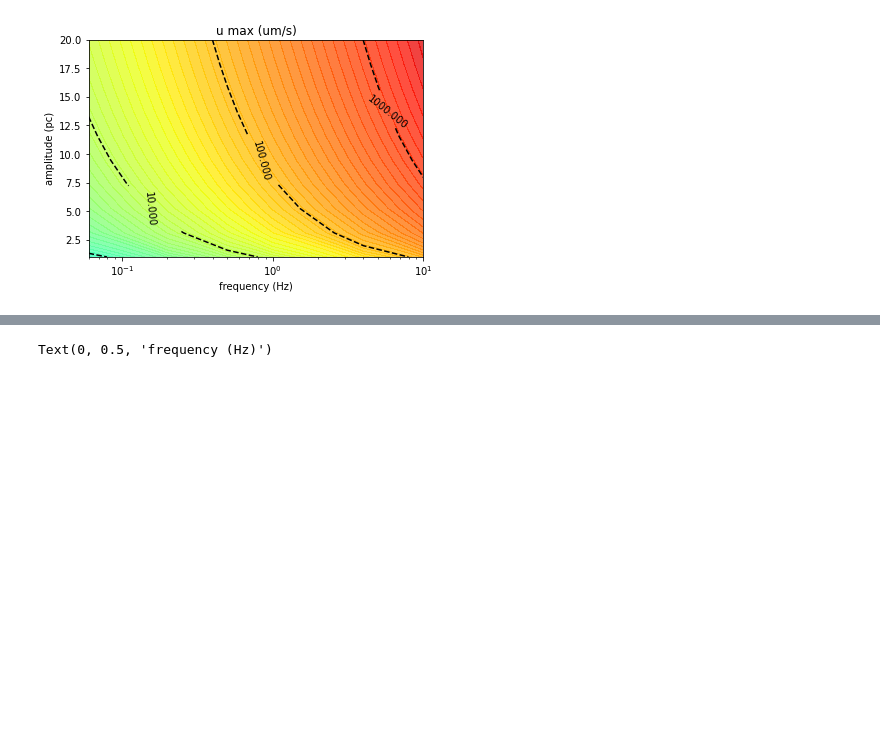
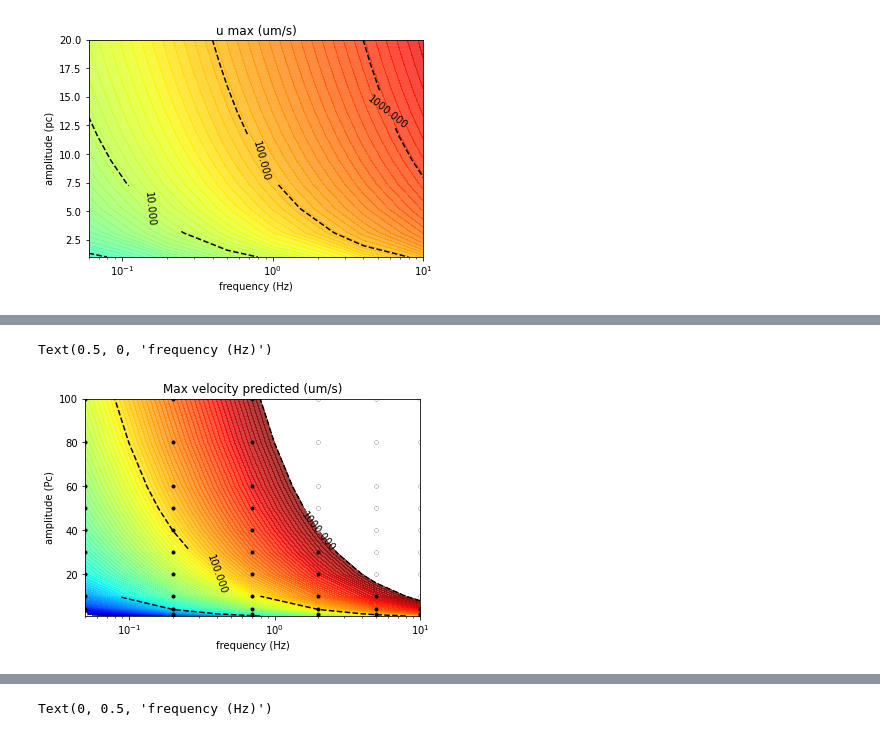
Before and after one commit to MiroK/sleep, a Jupyter notebook: sleep/notebooks/One vessel non linear model.ipynb, the cells around one changed output, grey strips where cells are left out. Drawn from its saved outputs; the diff is of its cells as text; code cells hidden in the pictures; blank space fills up the shorter version.

```diff
--- a/sleep/notebooks/One vessel non linear model.ipynb
+++ b/sleep/notebooks/One vessel non linear model.ipynb
@@ -451,0 +450,6 @@ wait
+# %%
+f=3/1000
+
+tend=3/f
+dt=1/f/8
+tend/dt
@@ -451,0 +462,8 @@ wait
+# %%
+coeffit=[ 0.0265168 , -0.01075802, -0.06658671,  0.03080731]
+fitR = np.poly1d(coeffit)
+
+def estimR (a, f, l, Rv0, Rpvs0,D) :
+    Umax=U(0, 0, a, f, l, Rv0=Rv0, h0=(Rpvs0-Rv0))
+    Pe=(Rpvs0-Rv0)*Umax/D
+    return np.exp(fitR(np.log(Pe)))
@@ -451,0 +598,37 @@ wait
+# %%
+X, Y = np.meshgrid(spanf, spana)
+Umax=U(0, 0, Y, X, l,Rv0=Rv, h0=h)*1e4
+#h=Rpvs-Rv
+#Umax=Y*2*np.pi*X*l*1e4
+Pe=Z/1e4*h/D
+R=estimR(Y, X, l, Rv0=Rv, Rpvs0=Rpvs,D=D)
+
+
+Z=Umax
+
+plt.figure()
+plt.contourf(X, Y*100, Z , np.logspace(0,3, 100), alpha=.75, cmap=plt.cm.jet,norm = LogNorm())
+C = plt.contour(X, Y*100, Z, [1,10,100, 1000],linestyles='dashed', colors='black')
+plt.clabel(C, inline=1, fontsize=10)
+
+
+plt.plot(X, Y*100,'k.')
+I=np.where(Pe<0.8)
+if I :
+    plt.plot(X[I], Y[I]*100,'w.')
+I=np.where(Z>1000)
+if I :
+    plt.plot(X[I], Y[I]*100,'w.')
+
+plt.title('Max velocity predicted (um/s)')
+
+plt.xscale('log')
+
+plt.xlim([0.05,10])
+#plt.ylim([1,30])
+#plt.yscale('log')
+plt.ylabel('amplitude (Pc)')
+plt.xlabel('frequency (Hz)')
+# %% [output]
+Text(0.5, 0, 'frequency (Hz)')
+[figure, added]
```
Also changed, not shown: parts of 27 cells of this notebook.
